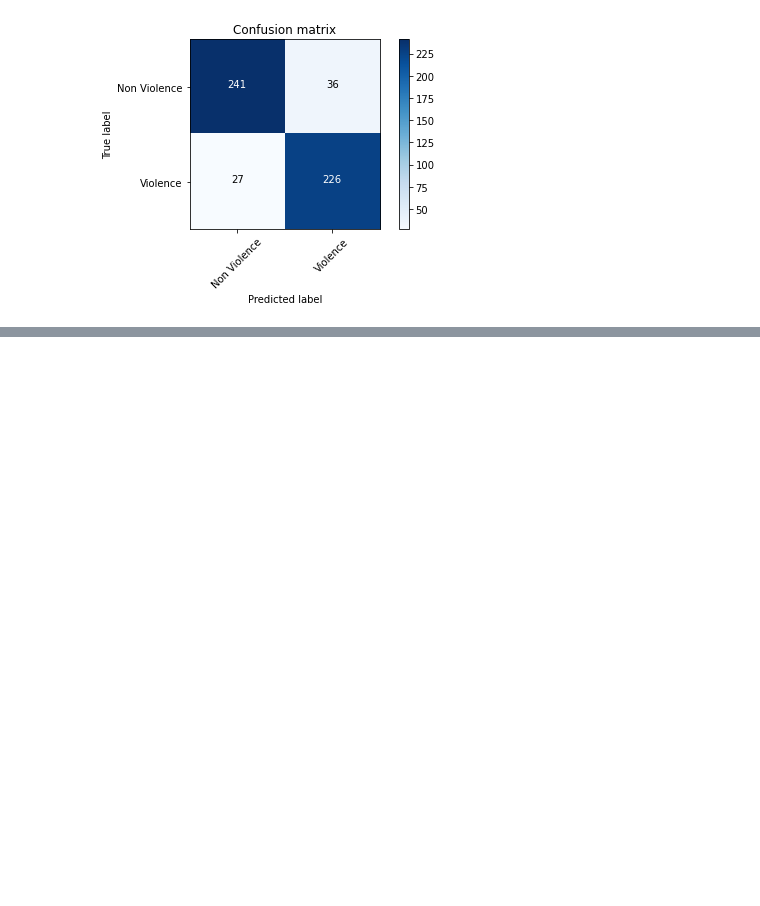
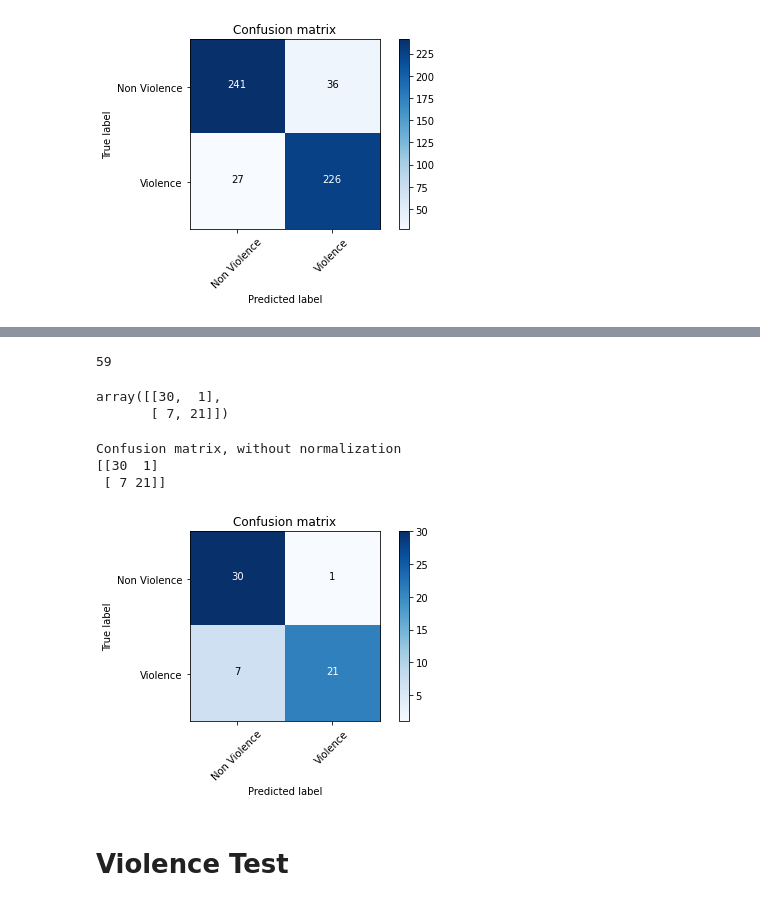
Before and after one commit to phapnm/Violence-Recognition, a Jupyter notebook: metrics.ipynb, the cells around one changed output, grey strips where cells are left out. Drawn from its saved outputs; the diff is of its cells as text; code cells hidden in the pictures; blank space fills up the shorter version.

```diff
--- a/metrics.ipynb
+++ b/metrics.ipynb
@@ -217,0 +270,3 @@ Confusion matrix, without normalization
+# %%
+df_self = pd.read_csv('self_test_pred_v2.csv')
+df_self.head
@@ -217,0 +291,21 @@ Confusion matrix, without normalization
+# %%
+true_label_self = df_self['true_label'].tolist()
+pred_label_self = df_self['pred_label'].tolist()
+len(true_label_self)
+# %% [output]
+59
+# %%
+cm_self = confusion_matrix(true_label_self, pred_label_self)
+cm_self
+# %% [output]
+array([[30,  1],
+       [ 7, 21]])
+# %%
+plot_confusion_matrix(cm_self, labels)
+# %% [output]
+Confusion matrix, without normalization
+[[30  1]
+ [ 7 21]]
+[figure, added]
+# %% [markdown]
+# Violence Test
```
Also changed, not shown: parts of 56 cells of this notebook, 42 other files.
